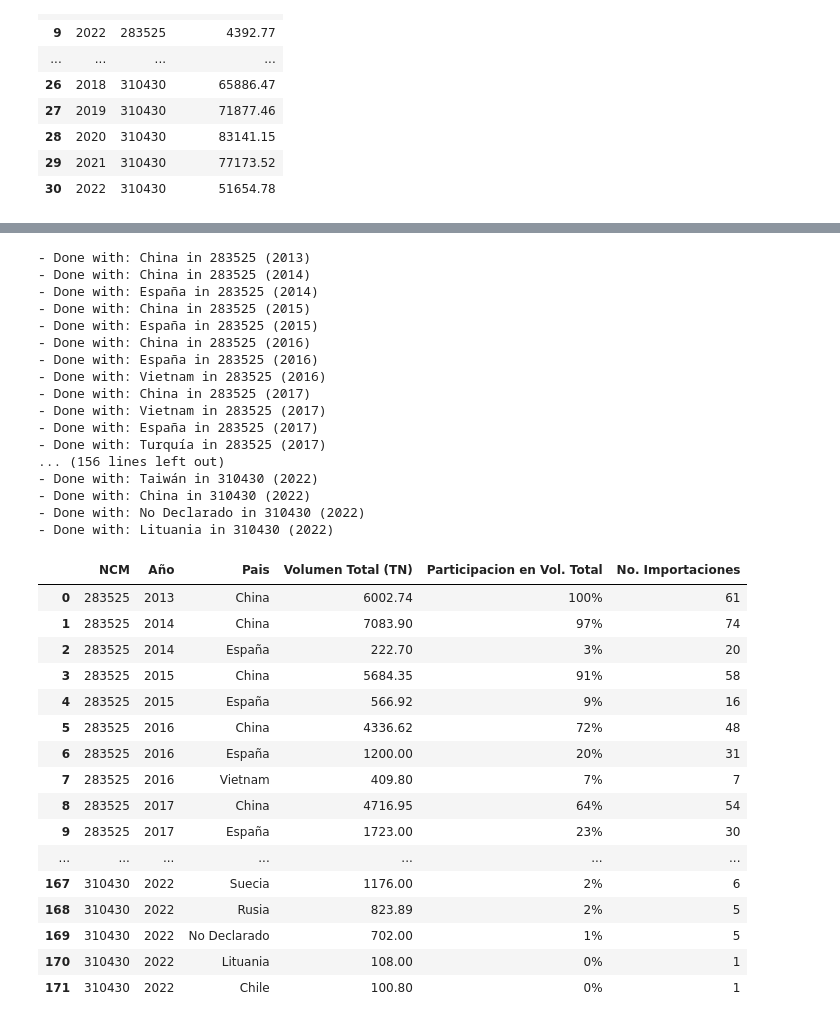
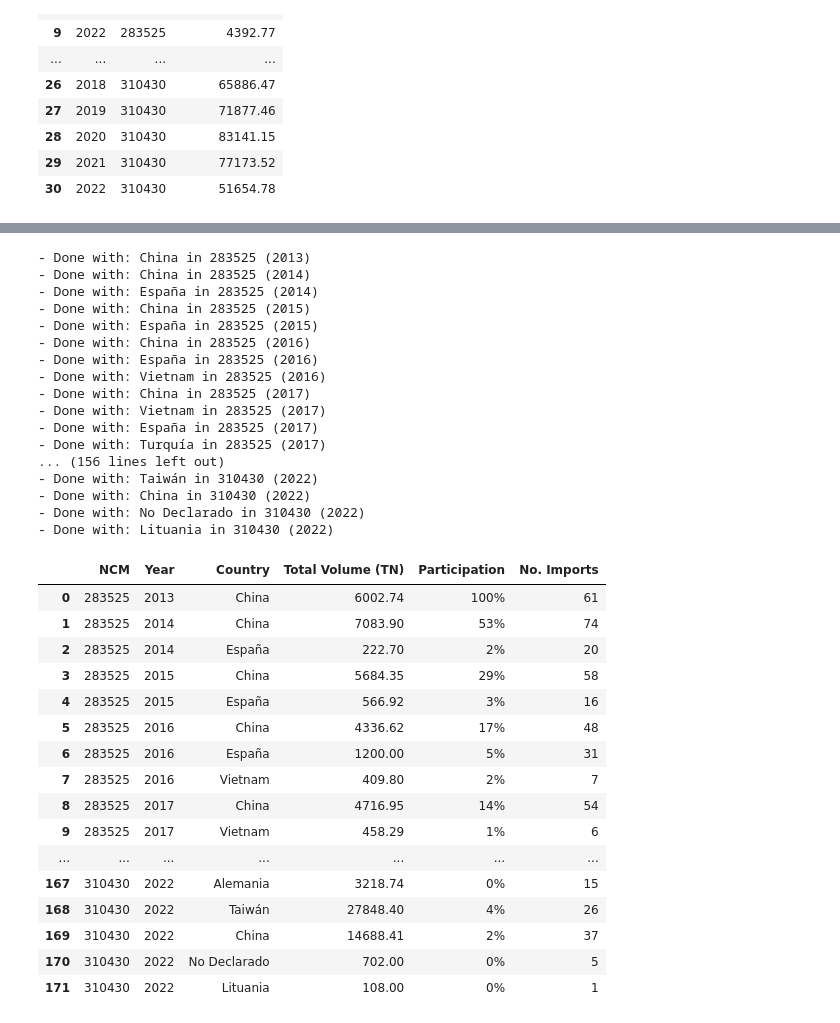
Before and after one commit to Felix-Hz/data-oop, a Jupyter notebook: source/peru/main.ipynb, the cells around one changed output, grey strips where cells are left out. Saved outputs shown, nothing was run; the diff lists cells and outputs as text; code cells hidden in the pictures.

Commit message:
refactor: create volume per origin class | add type hints

```diff
--- a/source/peru/main.ipynb
+++ b/source/peru/main.ipynb
@@ -273,45 +274,48 @@ top_importers
 | 92 | 2022 | 310430 | CUSA S.A. | No disponible, THE NATIONAL COMPA... | 960.0 | 4528.35 | 9% |
 # %%
 # origin of imported goods over multiple years
-origins_analysis = analyzing_origins(results_dfs)
-# export to spreadsheet
-# export_API(analisis_origenes)
+analyzing_origins = AnalyzeOrigins(results_dfs)
+origins_analysis = analyzing_origins.aggregate_per_origins()
+
+# # export to spreadsheet
+# export_API(origins_analysis)
+
 origins_analysis
 # %% [output]
 - Done with: China in 283525 (2013)
 - Done with: China in 283525 (2014)
 - Done with: España in 283525 (2014)
 - Done with: China in 283525 (2015)
 - Done with: España in 283525 (2015)
 - Done with: China in 283525 (2016)
 - Done with: España in 283525 (2016)
 - Done with: Vietnam in 283525 (2016)
 - Done with: China in 283525 (2017)
 - Done with: Vietnam in 283525 (2017)
 - Done with: España in 283525 (2017)
 - Done with: Turquía in 283525 (2017)
 ... (156 lines left out)
 - Done with: Taiwán in 310430 (2022)
 - Done with: China in 310430 (2022)
 - Done with: No Declarado in 310430 (2022)
 - Done with: Lituania in 310430 (2022)
-|  | NCM | Año | Pais | Volumen Total (TN) | Participacion en Vol. Total | No. Importaciones |
+|  | NCM | Year | Country | Total Volume (TN) | Participation | No. Imports |
 | 0 | 283525 | 2013 | China | 6002.74 | 100% | 61 |
-| 1 | 283525 | 2014 | China | 7083.90 | 97% | 74 |
-| 2 | 283525 | 2014 | España | 222.70 | 3% | 20 |
-| 3 | 283525 | 2015 | China | 5684.35 | 91% | 58 |
-| 4 | 283525 | 2015 | España | 566.92 | 9% | 16 |
-| 5 | 283525 | 2016 | China | 4336.62 | 72% | 48 |
-| 6 | 283525 | 2016 | España | 1200.00 | 20% | 31 |
-| 7 | 283525 | 2016 | Vietnam | 409.80 | 7% | 7 |
-| 8 | 283525 | 2017 | China | 4716.95 | 64% | 54 |
-| 9 | 283525 | 2017 | España | 1723.00 | 23% | 30 |
+| 1 | 283525 | 2014 | China | 7083.90 | 53% | 74 |
+| 2 | 283525 | 2014 | España | 222.70 | 2% | 20 |
+| 3 | 283525 | 2015 | China | 5684.35 | 29% | 58 |
+| 4 | 283525 | 2015 | España | 566.92 | 3% | 16 |
+| 5 | 283525 | 2016 | China | 4336.62 | 17% | 48 |
+| 6 | 283525 | 2016 | España | 1200.00 | 5% | 31 |
+| 7 | 283525 | 2016 | Vietnam | 409.80 | 2% | 7 |
+| 8 | 283525 | 2017 | China | 4716.95 | 14% | 54 |
+| 9 | 283525 | 2017 | Vietnam | 458.29 | 1% | 6 |
 | ... | ... | ... | ... | ... | ... | ... |
-| 167 | 310430 | 2022 | Suecia | 1176.00 | 2% | 6 |
-| 168 | 310430 | 2022 | Rusia | 823.89 | 2% | 5 |
-| 169 | 310430 | 2022 | No Declarado | 702.00 | 1% | 5 |
-| 170 | 310430 | 2022 | Lituania | 108.00 | 0% | 1 |
-| 171 | 310430 | 2022 | Chile | 100.80 | 0% | 1 |
+| 167 | 310430 | 2022 | Alemania | 3218.74 | 0% | 15 |
+| 168 | 310430 | 2022 | Taiwán | 27848.40 | 4% | 26 |
+| 169 | 310430 | 2022 | China | 14688.41 | 2% | 37 |
+| 170 | 310430 | 2022 | No Declarado | 702.00 | 0% | 5 |
+| 171 | 310430 | 2022 | Lituania | 108.00 | 0% | 1 |
 # %%
 # measuring notebook's time of execution
 end_time = timeit.default_timer()
```
Also changed, not shown: parts of 3 cells of this notebook, 3 other files.
